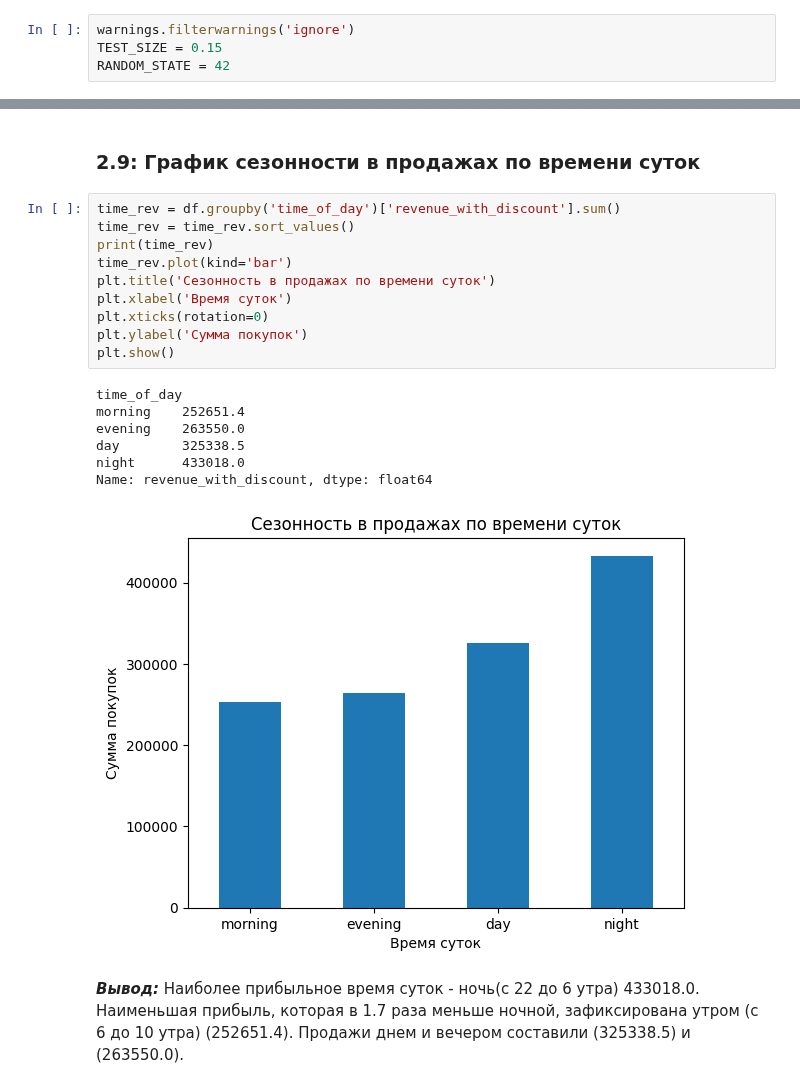
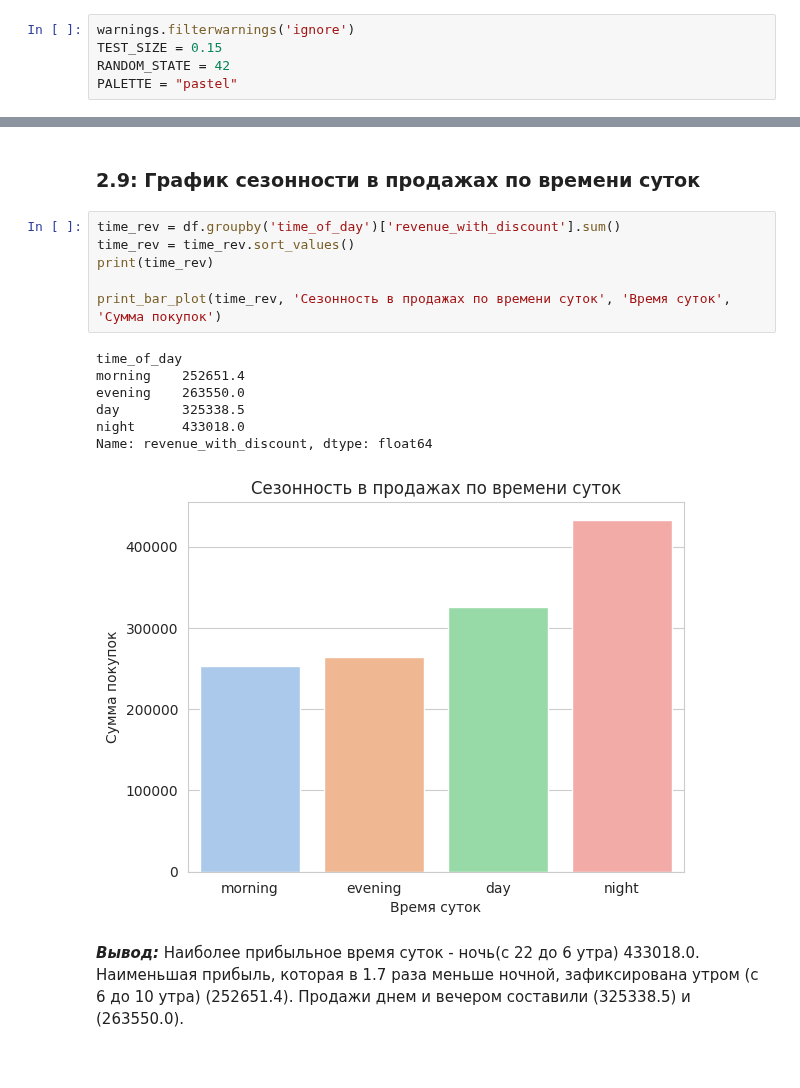
Before and after one commit to zhukovrost/lyceumFinalProject, a Jupyter notebook: project.ipynb, the cells around one changed output, grey strips where cells are left out. Saved outputs shown, nothing was run; the diff lists cells and outputs as text.

```diff
--- a/project.ipynb
+++ b/project.ipynb
@@ -61,6 +61,7 @@ import scipy.stats as st
 warnings.filterwarnings('ignore')
 TEST_SIZE = 0.15
 RANDOM_STATE = 42
+PALETTE = "pastel"
 # %% [markdown]
 ## 0.3: Загрузка данных
 # %%
@@ -536,21 +513,17 @@ Name: revenue_with_discount, dtype: float64
 # %%
 time_rev = df.groupby('time_of_day')['revenue_with_discount'].sum()
 time_rev = time_rev.sort_values()
 print(time_rev)
-time_rev.plot(kind='bar')
-plt.title('Сезонность в продажах по времени суток')
-plt.xlabel('Время суток')
-plt.xticks(rotation=0)
-plt.ylabel('Сумма покупок')
-plt.show()
+
+print_bar_plot(time_rev, 'Сезонность в продажах по времени суток', 'Время суток', 'Сумма покупок')
 # %% [output]
 time_of_day
 morning    252651.4
 evening    263550.0
 day        325338.5
 night      433018.0
 Name: revenue_with_discount, dtype: float64
-[figure, old version]
+[figure, new version]
 # %% [markdown]
 ***Вывод:*** Наиболее прибыльное время суток - ночь(с 22 до 6 утра) 433018.0.  Наименьшая прибыль, которая в 1.7 раза меньше ночной,  зафиксирована утром (с 6 до 10 утра) (252651.4). Продажи днем и вечером составили (325338.5) и (263550.0).
 # %% [markdown]
```
Also changed, not shown: parts of 32 cells of this notebook.
